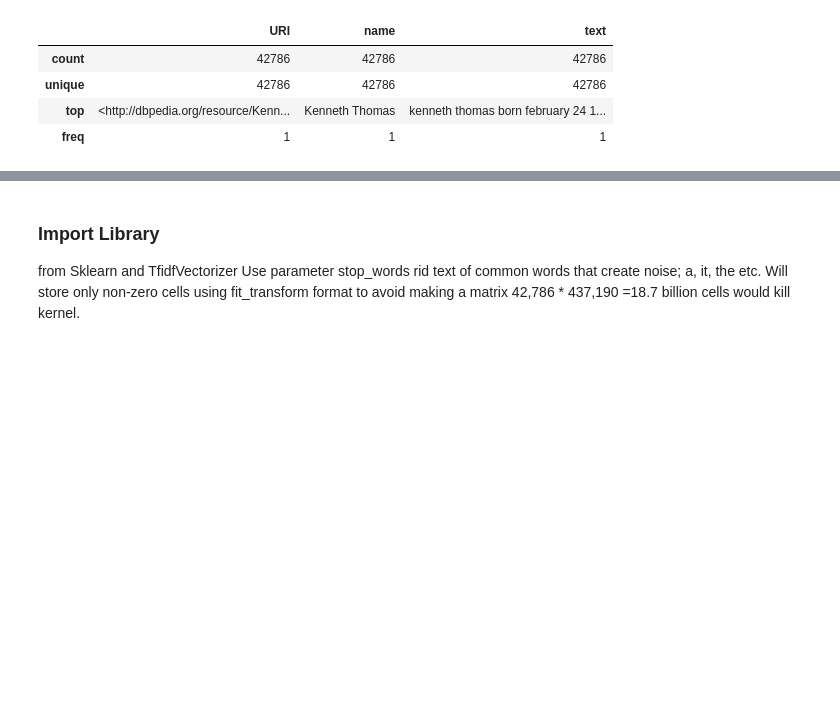
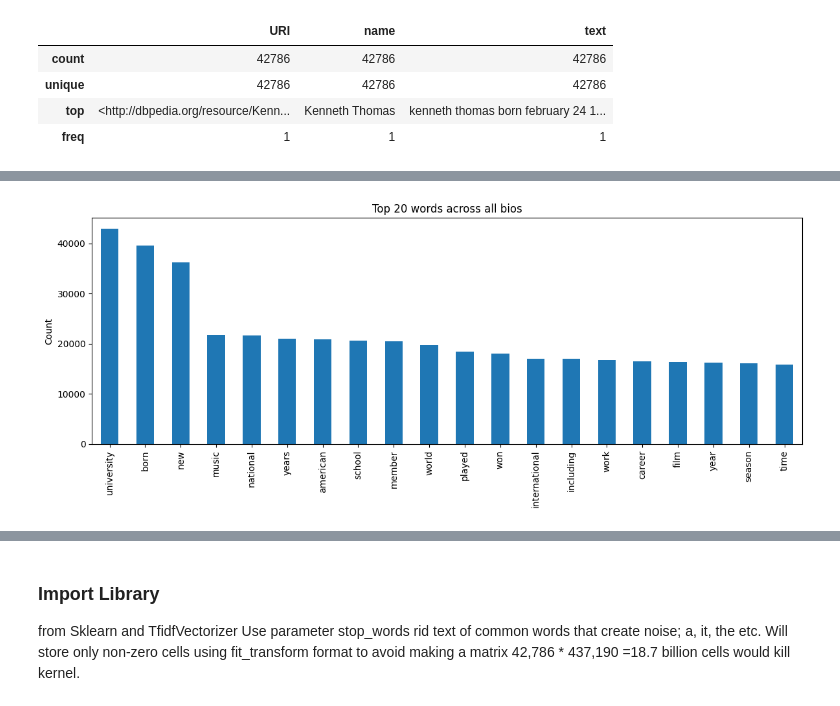
Before and after one commit to cyeef/Data-Science-Portfolio-C21-, a Jupyter notebook: Projects/Project-5/NLP.Description.for.Students.ipynb, the cells around one changed output, grey strips where cells are left out. Drawn from its saved outputs; the diff is of its cells as text; code cells hidden in the pictures; blank space fills up the shorter version.

```diff
--- a/Projects/Project-5/NLP.Description.for.Students.ipynb
+++ b/Projects/Project-5/NLP.Description.for.Students.ipynb
@@ -203,0 +239,16 @@ people_df.describe()
+# %%
+# one full-corpus BoW = single source of truth for both visuals
+corpus_vec = CountVectorizer(stop_words='english')
+corpus_matrix = corpus_vec.fit_transform(people_df['text'])
+corpus_counts = corpus_matrix.sum(axis=0).A1
+corpus_words = corpus_vec.get_feature_names_out()
+corpus_freq = pd.Series(corpus_counts, index=corpus_words).sort_values(ascending=False)
+# %%
+import matplotlib.pyplot as plt
+
+corpus_freq.head(20).plot(kind='bar', figsize=(12, 5),
+                          title='Top 20 words across all bios', ylabel='Count')
+plt.tight_layout()
+plt.show()
+# %% [output]
+[figure, added]
```
Also changed, not shown: parts of 7 cells of this notebook.
